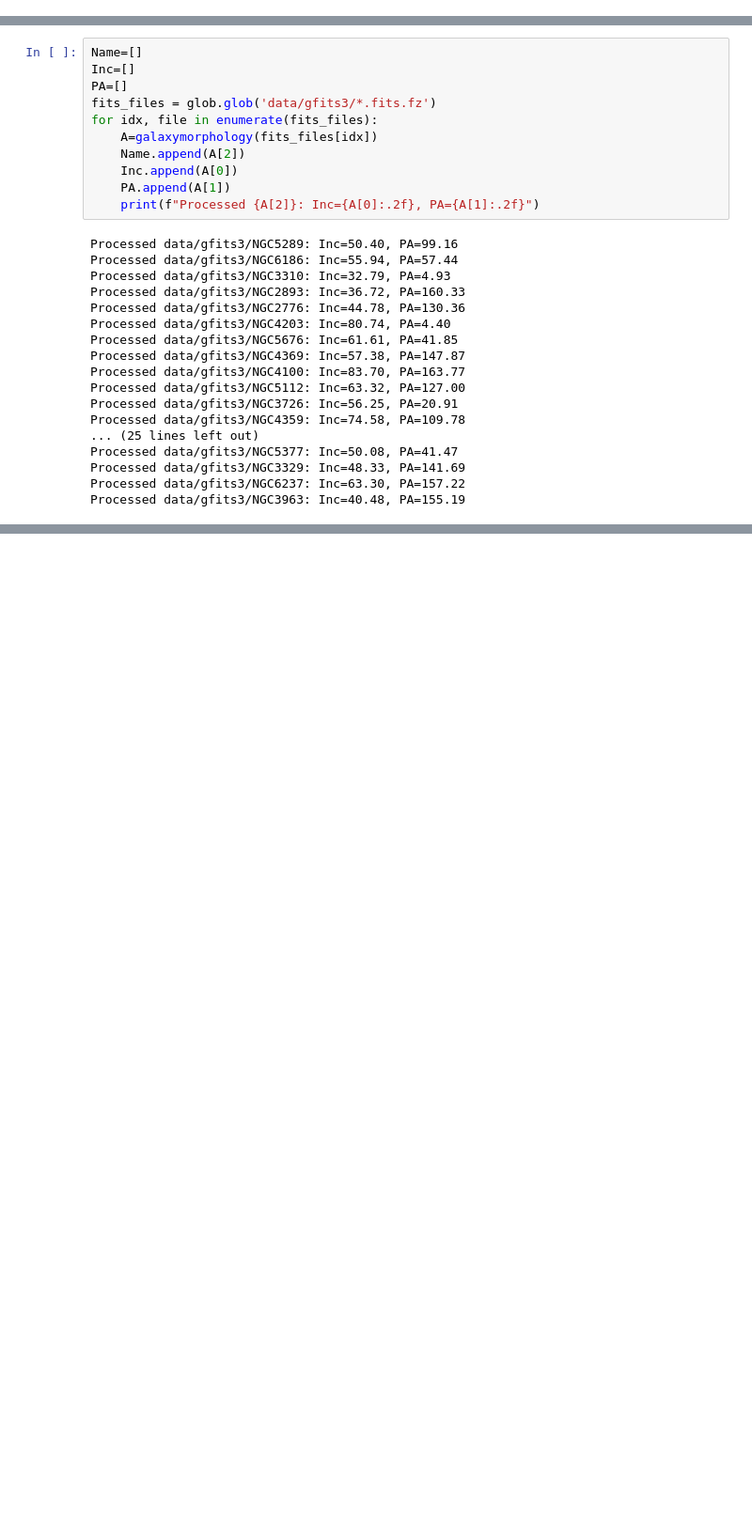
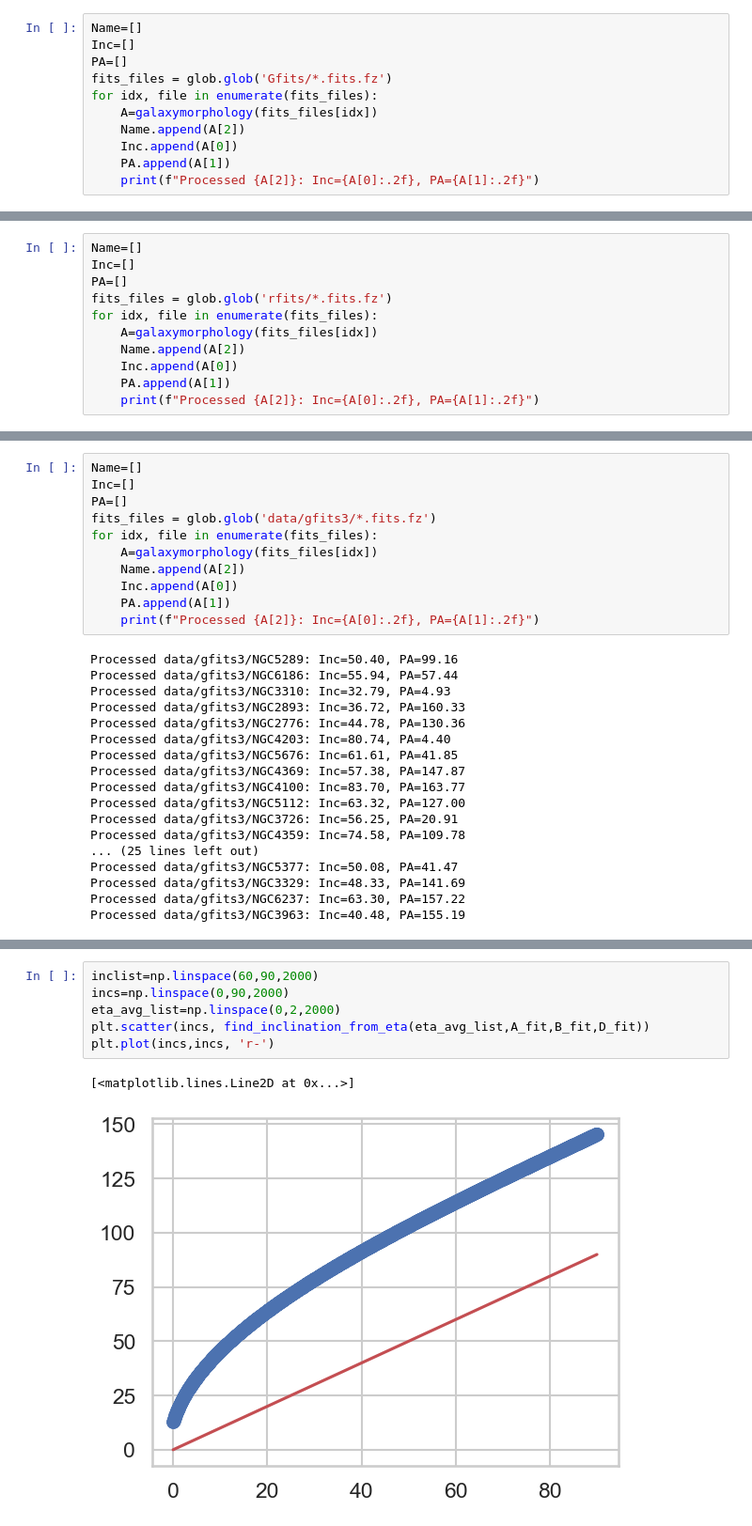
Before and after one commit to michael-petersen/GalaxyIncIinations, a Jupyter notebook: Function copy.ipynb, the cells around one changed output, grey strips where cells are left out. Shown at 94% size. Drawn from its saved outputs; the diff is of its cells as text; blank space fills up the shorter version.

```diff
--- a/Function copy.ipynb
+++ b/Function copy.ipynb
@@ -1364,0 +1525,11 @@ def galaxymorphology(file,galaxy=None,data=None,noisefloor=-5.):
+# %%
+Name=[]
+Inc=[]
+PA=[]
+fits_files = glob.glob('Gfits/*.fits.fz')
+for idx, file in enumerate(fits_files):
+    A=galaxymorphology(fits_files[idx])
+    Name.append(A[2])
+    Inc.append(A[0])
+    PA.append(A[1])
+    print(f"Processed {A[2]}: Inc={A[0]:.2f}, PA={A[1]:.2f}")
@@ -1364,0 +1554,11 @@ def galaxymorphology(file,galaxy=None,data=None,noisefloor=-5.):
+# %%
+Name=[]
+Inc=[]
+PA=[]
+fits_files = glob.glob('rfits/*.fits.fz')
+for idx, file in enumerate(fits_files):
+    A=galaxymorphology(fits_files[idx])
+    Name.append(A[2])
+    Inc.append(A[0])
+    PA.append(A[1])
+    print(f"Processed {A[2]}: Inc={A[0]:.2f}, PA={A[1]:.2f}")
@@ -1393,0 +2465,9 @@ Processed data/gfits3/NGC3963: Inc=40.48, PA=155.19
+# %%
+inclist=np.linspace(60,90,2000)
+incs=np.linspace(0,90,2000)
+eta_avg_list=np.linspace(0,2,2000)
+plt.scatter(incs, find_inclination_from_eta(eta_avg_list,A_fit,B_fit,D_fit))
+plt.plot(incs,incs, 'r-')
+# %% [output]
+[<matplotlib.lines.Line2D at 0x...>]
+[figure, added]
```
Also changed, not shown: parts of 24 cells of this notebook.
